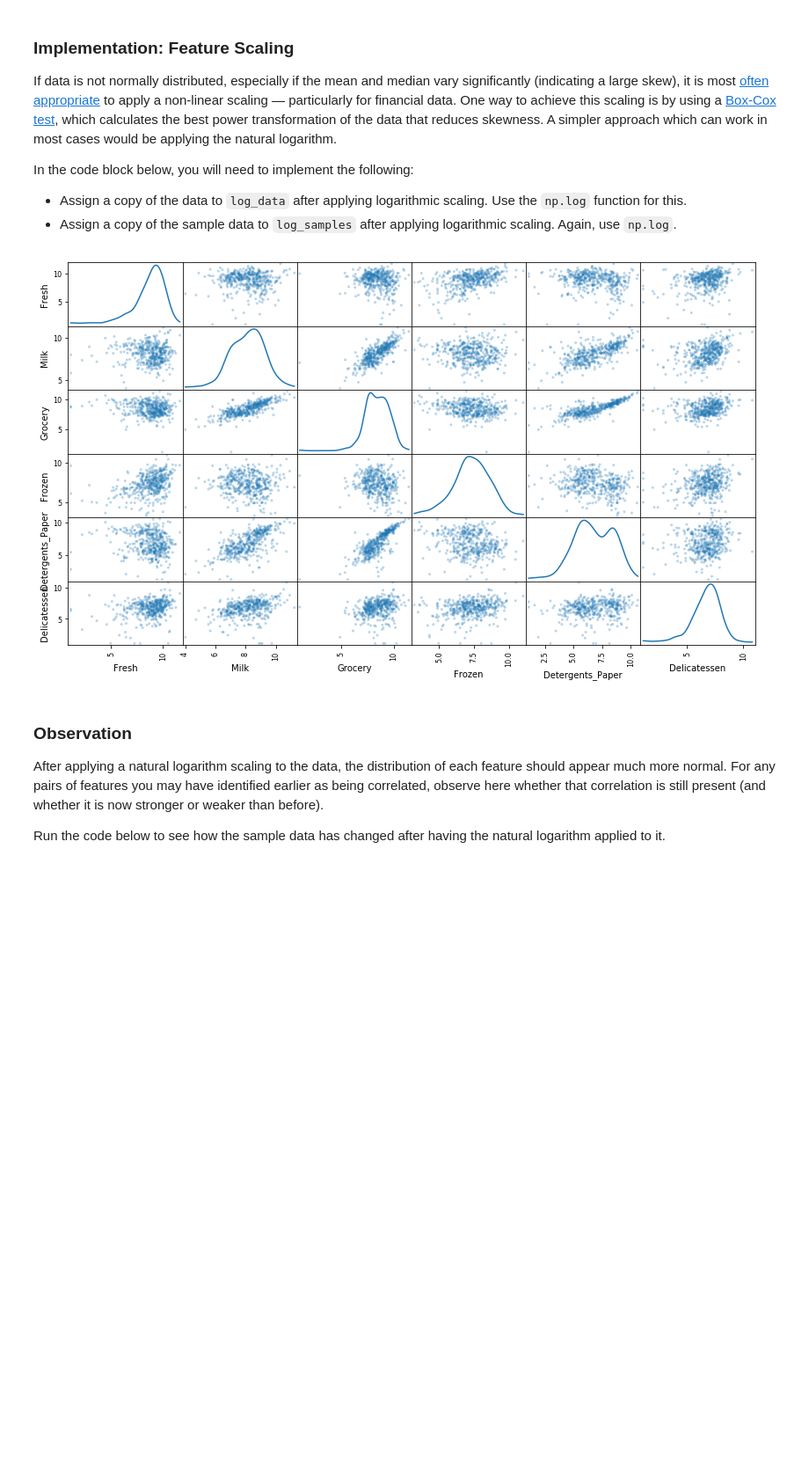
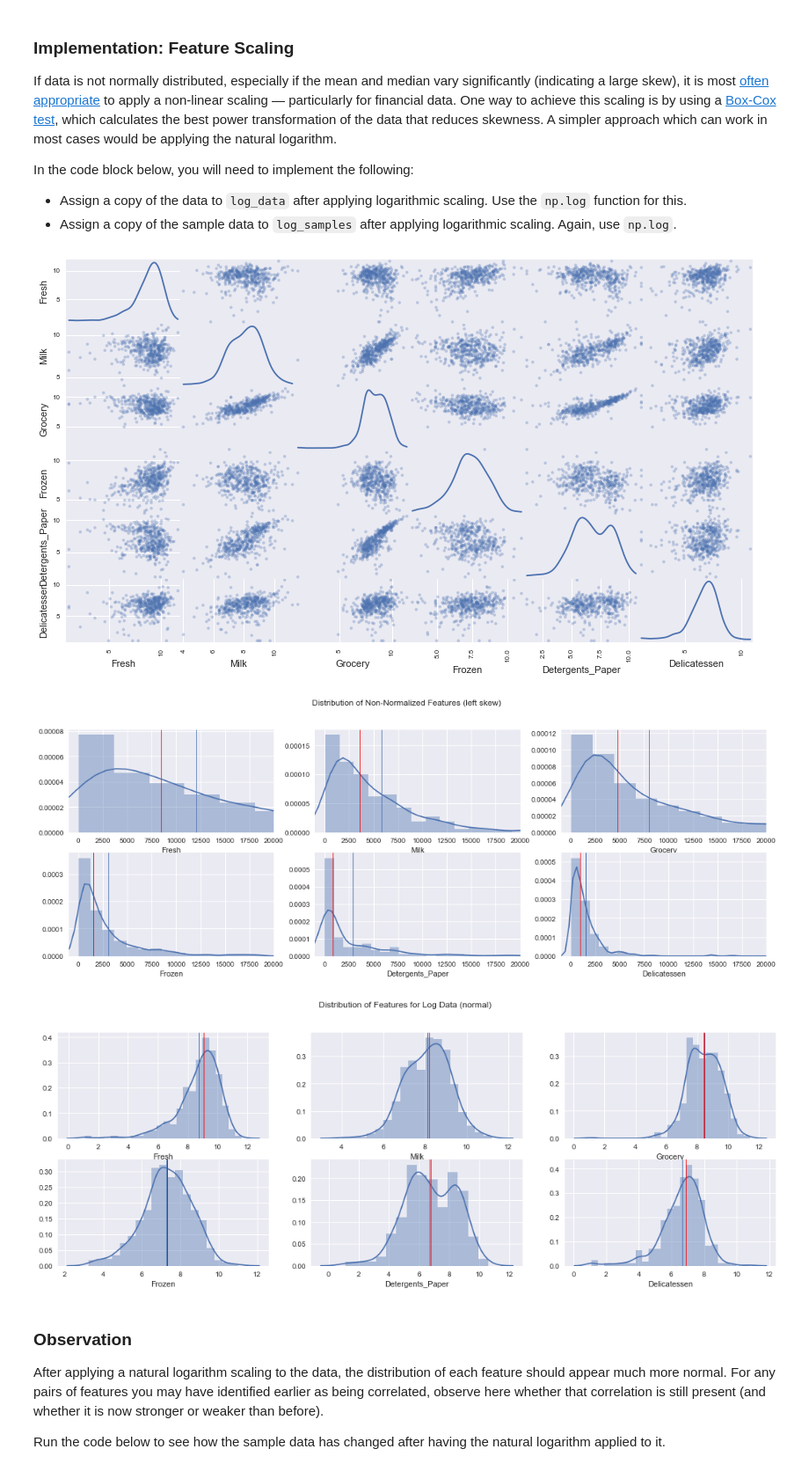
Before and after one commit to dmh2000/udacity, a Jupyter notebook: customer_segments/customer_segments.ipynb, the cells around one changed output. Shown: that part at 88% size. Saved outputs shown, nothing was run; the diff lists cells and outputs as text; code cells hidden in the pictures; blank space fills up the shorter version.

```diff
--- a/customer_segments/customer_segments.ipynb
+++ b/customer_segments/customer_segments.ipynb
@@ -189,17 +236,43 @@ If data is not normally distributed, especially if the mean and median vary sign
 In the code block below, you will need to implement the following:
  - Assign a copy of the data to `log_data` after applying logarithmic scaling. Use the `np.log` function for this.
  - Assign a copy of the sample data to `log_samples` after applying logarithmic scaling. Again, use `np.log`.
-# %%
-# Scale the data using the natural logarithm
-log_data = np.log(data)
-
-# Scale the sample data using the natural logarithm
-log_samples = np.log(samples)
-
-# Produce a scatter matrix for each pair of newly-transformed features
-pd.plotting.scatter_matrix(log_data, alpha = 0.3, figsize = (14,8), diagonal = 'kde');
-# %% [output]
-[figure, removed]
+# %%
+# Scale the data using the natural logarithm
+log_data = np.log(data)
+
+# Scale the sample data using the natural logarithm
+log_samples = np.log(samples)
+
+# Produce a scatter matrix for each pair of newly-transformed features
+pd.plotting.scatter_matrix(log_data, alpha = 0.3, figsize = (14,8), diagonal = 'kde');
+
+# Suggested plots from first review, that compare distributions before and after normalization
+# NOT MY CODE
+fig, axes = plt.subplots(2, 3)
+axes = axes.flatten()
+fig.set_size_inches(18, 6)
+fig.suptitle('Distribution of Non-Normalized Features (left skew)')
+
+for i, col in enumerate(data.columns):
+    feature = data[col]
+    sns.distplot(feature, label=col, ax=axes[i]).set(xlim=(-1000, 20000),)
+    axes[i].axvline(feature.mean(),linewidth=1)
+    axes[i].axvline(feature.median(),linewidth=1, color='r')
+
+fig, axes = plt.subplots(2, 3)
+axes = axes.flatten()
+fig.set_size_inches(18, 6)
+fig.suptitle('Distribution of Features for Log Data (normal)')
+
+for i, col in enumerate(log_data.columns):
+    feature = log_data[col]
+    sns.distplot(feature, label=col, ax=axes[i])
+    axes[i].axvline(feature.mean(),linewidth=1)
+    axes[i].axvline(feature.median(),linewidth=1, color='r')
+# %% [output]
+[figure, added]
+[figure, added]
+[figure, added]
 # %% [markdown]
 ### Observation
 After applying a natural logarithm scaling to the data, the distribution of each feature should appear much more normal. For any pairs of features you may have identified earlier as being correlated, observe here whether that correlation is still present (and whether it is now stronger or weaker than before).
```
Also changed, not shown: parts of 29 cells of this notebook, 7 other files.
